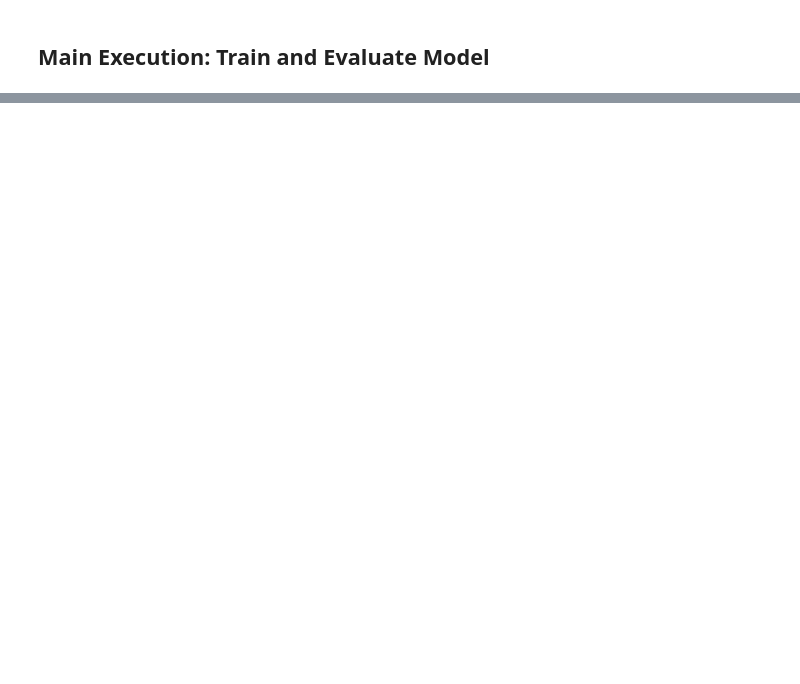
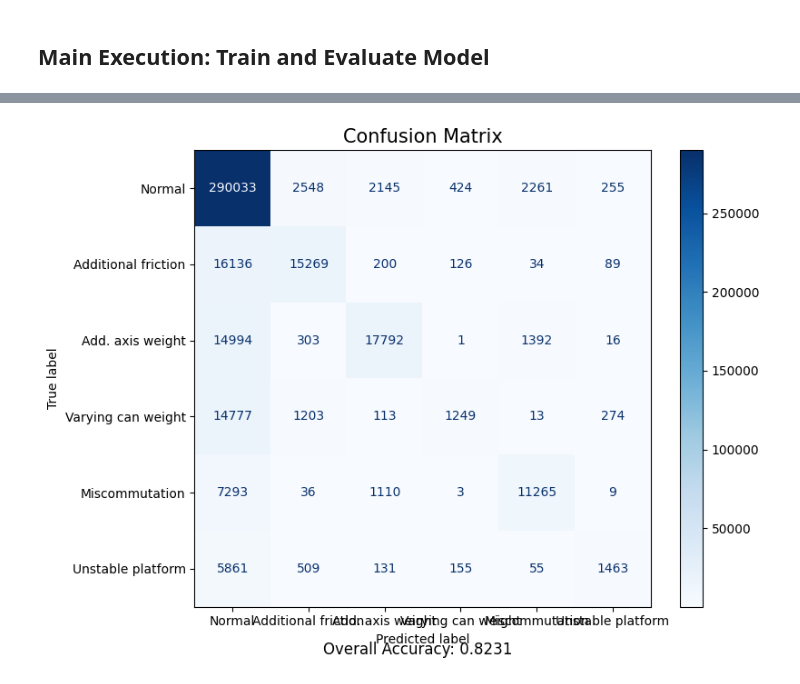
Before and after one commit to or-pinto/Anomaly-Detector, a Jupyter notebook: main.ipynb, the cells around one changed output, grey strips where cells are left out. Drawn from its saved outputs; the diff is of its cells as text; code cells hidden in the pictures; blank space fills up the shorter version.

```diff
--- a/main.ipynb
+++ b/main.ipynb
@@ -5,7 +8,7 @@ This notebook loads robot sensor data, creates differential features, and trains
 # %%
 # Mount Google Drive
-from google.colab import drive
-drive.mount('/content/drive', force_remount=True)
+# from google.colab import drive
+# drive.mount('/content/drive', force_remount=True)
 
 # Set the path to your .parquet file
-parquet_path = '/content/drive/My Drive/Robot-Anomaly-Dataset/data.parquet'
+parquet_path = './data.parquet'
@@ -492,0 +494,71 @@ To install all dependencies listed in your `pyproject.toml` from the project fol
+# %%
+print("\nEvaluating model performance...")
+
+predictions_powers = [
+    1, # x_0: Overly recognized
+    1, # x_3:
+    1, # x_2
+    1, # x_3: Hardly recognized
+    1, # x_4
+    1 # x_5: Hardly recognized
+]
+
+# Get probability distributions
+y_proba = model.predict_proba(X_test)
+
+# Apply probability powers to each class probability
+y_modified_proba = np.array([
+    [pow(prob, predictions_powers[i]) for i, prob in enumerate(sample_proba)]
+    for sample_proba in y_proba
+])
+
+# Normalize probabilities to sum to 1 after modification
+y_modified_proba = y_modified_proba / y_modified_proba.sum(axis=1, keepdims=True)
+
+# Get predictions from modified probabilities
+y_pred = np.argmax(y_modified_proba, axis=1)
+
+# Calculate various metrics
+target_names = [CLASS_LABELS[i] for i in range(len(CLASS_LABELS))]
+accuracy = accuracy_score(y_test, y_pred)
+report = classification_report(y_test, y_pred, target_names=target_names)
+
+# Generate confusion matrix
+cm = confusion_matrix(y_test, y_pred, labels=list(range(len(CLASS_LABELS))))
+
+# Collect metrics
+metrics = {
+    'accuracy': accuracy,
+    'classification_report': report,
+    'confusion_matrix': cm,
+    'y_test': y_test,
+    'y_pred': y_pred
+}
+
+# Output evaluations
+print("\n----- Model Evaluation Results -----")
+print(f"Accuracy: {metrics['accuracy']:.4f}")
+print("\nDetailed Classification Report:")
+print(metrics['classification_report'])
+
+print("\nConfusion Matrix:")
+print(metrics['confusion_matrix'])
+
+cm_fig = plot_confusion_matrix(metrics['confusion_matrix'], class_names=[CLASS_LABELS[i] for i in range(len(CLASS_LABELS))])
+plt.figure(cm_fig.number)
+plt.savefig('confusion_matrix.png')
+
+'''
+lc_fig = plot_model_learning_curve(model, X, y)
+lc_fig = plot_model_learning_curve(model, X, y)
+plt.figure(lc_fig.number)
+plt.savefig('learning_curve.png')
+print("\nVisualizations saved as 'confusion_matrix.png' and 'learning_curve.png'")
+'''
+
+loaded_model = joblib.load(model_save_path)
+loaded_accuracy = accuracy_score(metrics['y_test'], loaded_model.predict(X_test))
+print(f"\nVerification - Loaded model accuracy: {loaded_accuracy:.4f}")
+
+plt.show()
+# %% [output]
@@ -492,0 +582 @@ To install all dependencies listed in your `pyproject.toml` from the project fol
+[figure, added]
```
Also changed, not shown: parts of 19 cells of this notebook, 4 other files.
